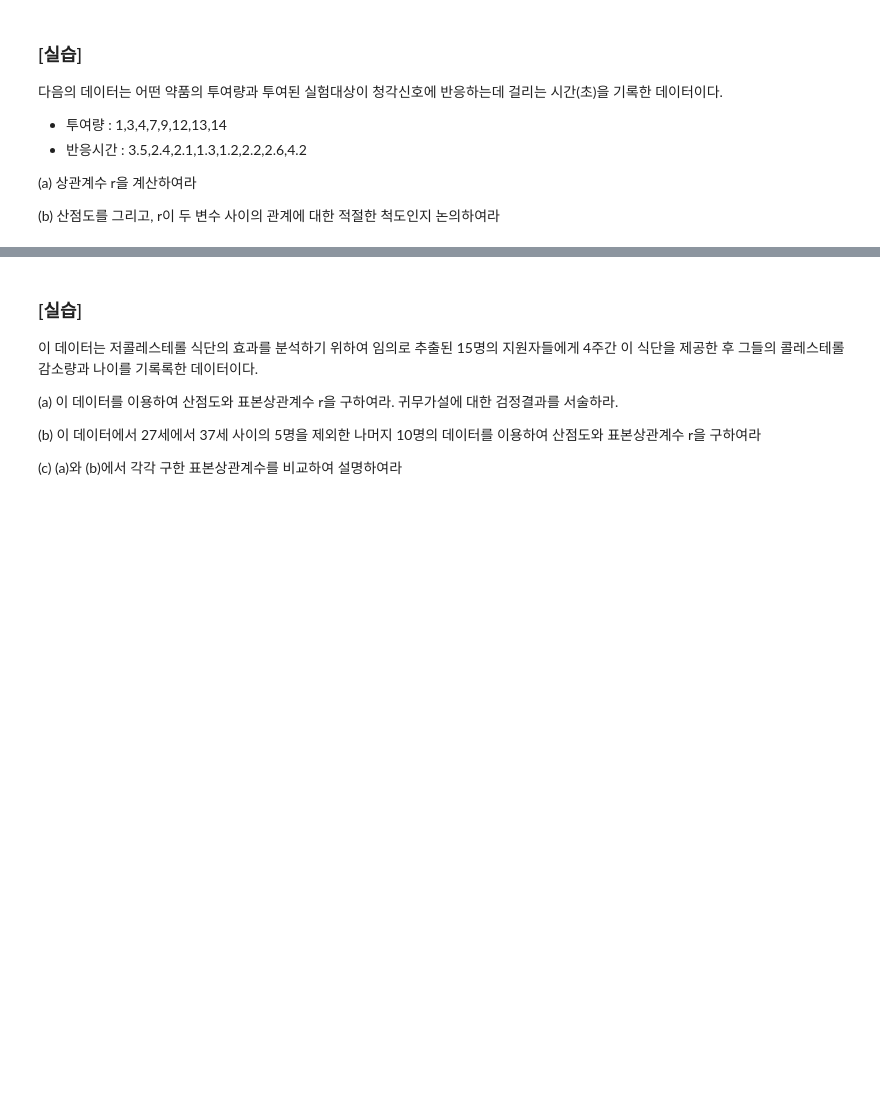
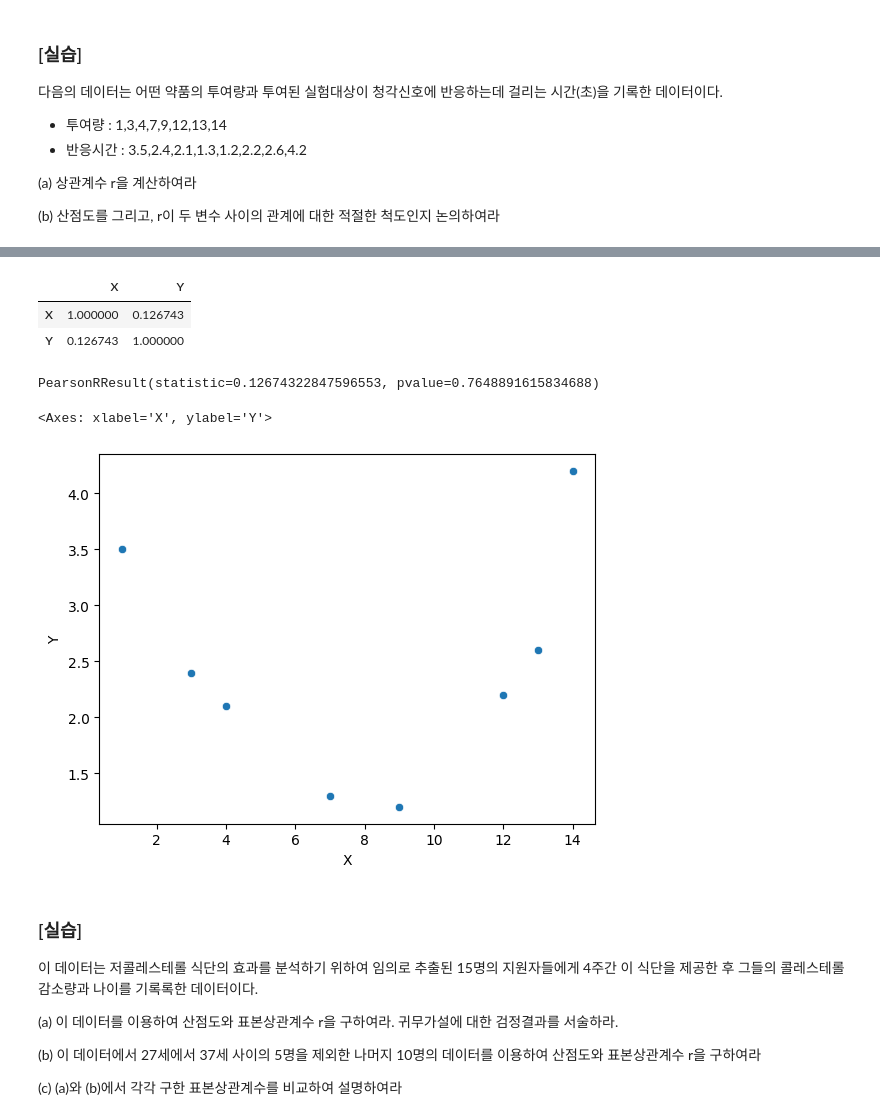
Before and after one commit to runacian0221/ProDs-lecture, a Jupyter notebook: 01_[실습]통계적데이터분석.ipynb, the cells around one changed output, grey strips where cells are left out. Saved outputs shown, nothing was run; the diff lists cells and outputs as text; code cells hidden in the pictures; blank space fills up the shorter version.

```diff
--- a/01_[실습]통계적데이터분석.ipynb
+++ b/01_[실습]통계적데이터분석.ipynb
@@ -542,3 +589,9 @@ Chi2ContingencyResult(statistic=65.0, pvalue=7.681204685202098e-15, dof=2, expec
 (a) 상관계수 r을 계산하여라
 
 (b) 산점도를 그리고, r이 두 변수 사이의 관계에 대한 적절한 척도인지 논의하여라
+# %%
+x =[ 1,3,4,7,9,12,13,14]
+y = [3.5,2.4,2.1,1.3,1.2,2.2,2.6,4.2]
+
+df = pd.DataFrame({"X": x, "Y":y})
+df
@@ -545,3 +608,19 @@ Chi2ContingencyResult(statistic=65.0, pvalue=7.681204685202098e-15, dof=2, expec
+# %%
+df.corr()
+# %% [output]
+|  | X | Y |
+| X | 1.000000 | 0.126743 |
+| Y | 0.126743 | 1.000000 |
+# %%
+stats.pearsonr(df.X, df.Y)
+# 상관계수(r) 0.126743은 통계적으로 유의하지 않다.
+# %% [output]
+PearsonRResult(statistic=0.12674322847596553, pvalue=0.7648891615834688)
+# %%
+sns.scatterplot(x=df.X, y=df.Y)
+# %% [output]
+<Axes: xlabel='X', ylabel='Y'>
+[figure, added]
 # %% [markdown]
 ### [실습]
 
```
Also changed, not shown: parts of 66 cells of this notebook, 15 other files.
